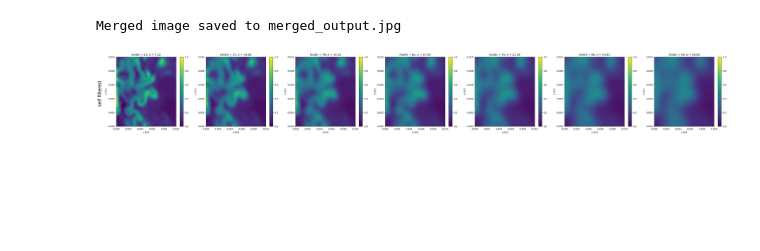
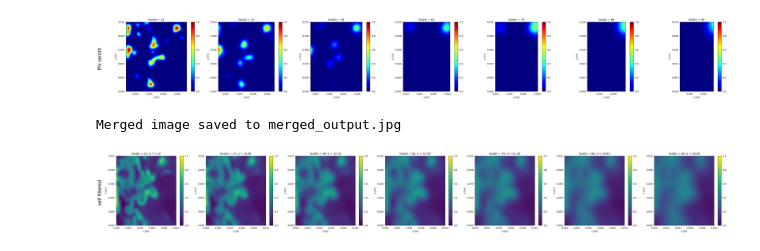
Before and after one commit to MedBox19/TAS-AE2224-I, a Jupyter notebook: mission2/Mission2.ipynb, the cells around one changed output. Saved outputs shown, nothing was run; the diff lists cells and outputs as text; code cells hidden in the pictures; blank space fills up the shorter version.

```diff
--- a/mission2/Mission2.ipynb
+++ b/mission2/Mission2.ipynb
@@ -151,9 +167,16 @@ for i, fwidth in enumerate(fwidth_n):
 
     # data plot
     plt.subplot(1, 7, i + 1)
-    mesh = plt.pcolor(x, y, np.moveaxis(phi_nn, (0, 1), (1, 0)),
-                      cmap='viridis', vmin=0, vmax=1, shading='auto')
+    x_slice = x[fwidth:384-fwidth]
+    phi_slice = phi_nn[fwidth:384-fwidth, :]
+    mesh = plt.pcolor(x_slice, y, np.moveaxis(phi_slice, (0, 1), (1, 0)),
+                      cmap='jet', vmin=0, vmax=1, shading='auto')
+
     plt.colorbar(mesh)
+    plt.gca().set_aspect('equal', adjustable='box')
+    plt.xlim(x_slice[0], x_slice[-1])
+    plt.ylim(y[0], y[-1])
+
     plt.title(f"fwidth = {fwidth}")
     plt.xlabel("x [m]")
     plt.ylabel("y [m]")
@@ -211,7 +234,7 @@ def phi_res(w_temp, nabla_cT):
 fwidth_n = np.array([25, 37, 49, 62, 74, 86, 99])
 
 # Create figure and subplots
-plt.figure(figsize=(35, 5))
+plt.figure(figsize=(40, 5))
 
 
 
@@ -220,34 +243,36 @@ for i, fwidth in enumerate(fwidth_n):
     w_bar_zeroth = load_wzeroth(fwidth)
     nabla_ct = load_nabla_cT(fwidth)
 
     phi = phi_res(w_temp = w_bar, nabla_cT = nabla_ct)
 
     phi = gaus(fwidth, phi)
     phi[:fwidth,:] = 0
     phi[(384-fwidth):,:] = 0
 
 
     # Plot the data
     plt.subplot(1, 7, i + 1)
     x_slice = x[fwidth:384-fwidth]
     phi_slice = phi[fwidth:384-fwidth, :]
     mesh = plt.pcolor(x_slice, y, np.moveaxis(phi_slice, (0, 1), (1, 0)),
-                      cmap='jet', vmin=0, vmax=np.max(phi), shading='auto')
+                      cmap='jet', vmin=0, vmax=1, shading='auto')
     plt.colorbar(mesh)
     plt.gca().set_aspect('equal', adjustable='box')
     plt.xlim(x_slice[0], x_slice[-1])
     plt.ylim(y[0], y[-1])
 
     plt.title(f"fwidth = {fwidth}")
     plt.xlabel("x [m]")
     plt.ylabel("y [m]")
 
 
 plt.subplots_adjust(left=0.04, right=0.98, top=0.95, bottom=0.1, wspace=0)
 
 plt.figtext(0.015, 0.5, "Phi zeroth", va='center', ha='center', rotation='vertical', fontsize=20)
 plt.savefig("DNS-data-ideal-les.png", dpi=300)
 plt.show()
+# %% [output]
+[figure, added]
 # %%
 from PIL import Image
 
```
Also changed, not shown: parts of 3 cells of this notebook, 4 other files.
